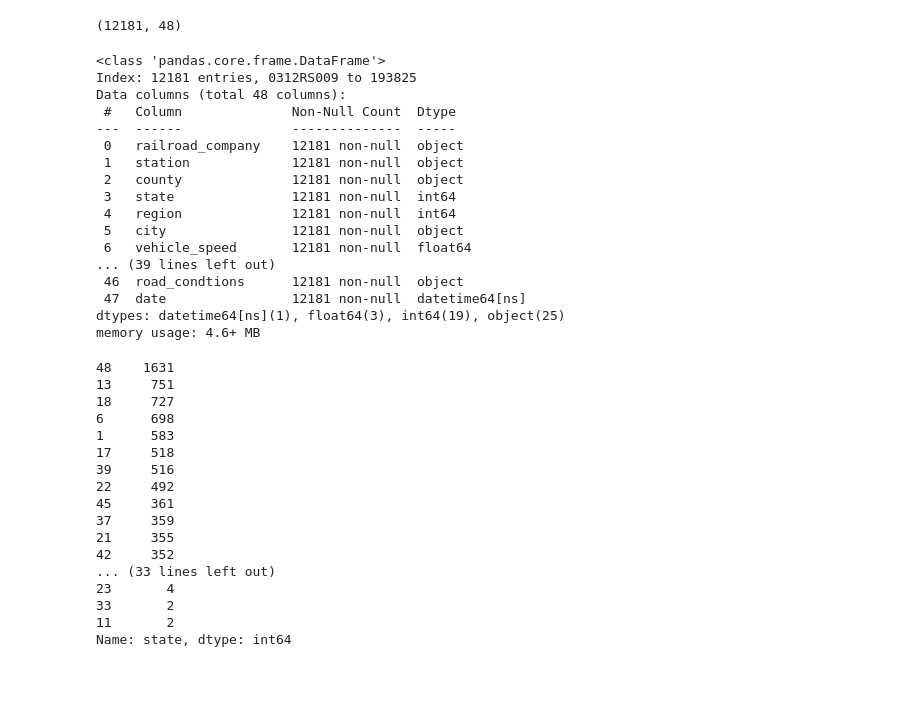
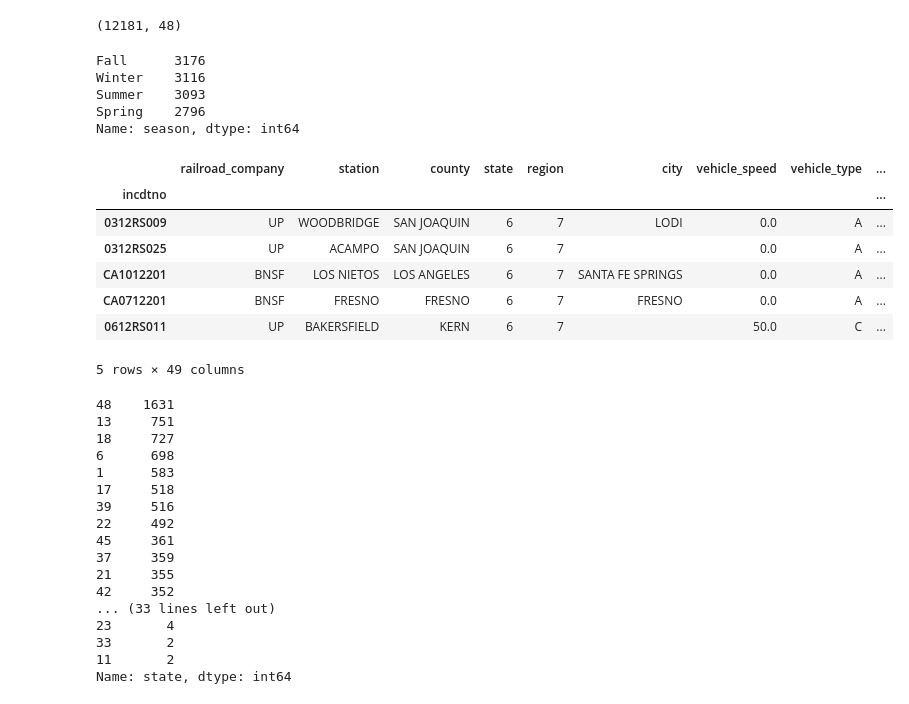
Before and after one commit to OTR-Capstone/Off_The_Rails, a Jupyter notebook: david_folder/explore_hwy_sandbox.ipynb, the cells around one changed output. Saved outputs shown, nothing was run; the diff lists cells and outputs as text; code cells hidden in the pictures; blank space fills up the shorter version.

```diff
--- a/david_folder/explore_hwy_sandbox.ipynb
+++ b/david_folder/explore_hwy_sandbox.ipynb
@@ -23,23 +39,22 @@ df.shape
+# %%
+df.season.value_counts()
+# %% [output]
+Fall      3176
+Winter    3116
+Summer    3093
+Spring    2796
+Name: season, dtype: int64
 # %%
-df.info()
+df.head()
 # %% [output]
+|  | railroad_company | station | county | state | region | city | vehicle_speed | vehicle_type | ... |
+| incdtno |  |  |  |  |  |  |  |  | ... |
+| 0312RS009 | UP | WOODBRIDGE | SAN JOAQUIN | 6 | 7 | LODI | 0.0 | A | ... |
+| 0312RS025 | UP | ACAMPO | SAN JOAQUIN | 6 | 7 |  | 0.0 | A | ... |
+| CA1012201 | BNSF | LOS NIETOS | LOS ANGELES | 6 | 7 | SANTA FE SPRINGS | 0.0 | A | ... |
+| CA0712201 | BNSF | FRESNO | FRESNO | 6 | 7 | FRESNO | 0.0 | A | ... |
+| 0612RS011 | UP | BAKERSFIELD | KERN | 6 | 7 |  | 50.0 | C | ... |
-<class 'pandas.core.frame.DataFrame'>
-Index: 12181 entries, 0312RS009 to 193825
-Data columns (total 48 columns):
- #   Column              Non-Null Count  Dtype
----  ------              --------------  -----
- 0   railroad_company    12181 non-null  object
- 1   station             12181 non-null  object
- 2   county              12181 non-null  object
- 3   state               12181 non-null  int64
- 4   region              12181 non-null  int64
- 5   city                12181 non-null  object
- 6   vehicle_speed       12181 non-null  float64
-... (39 lines left out)
- 46  road_condtions      12181 non-null  object
- 47  date                12181 non-null  datetime64[ns]
-dtypes: datetime64[ns](1), float64(3), int64(19), object(25)
-memory usage: 4.6+ MB
+5 rows × 49 columns
 # %%
 df.state.value_counts()
 # %% [output]
```
Also changed, not shown: parts of 12 cells of this notebook.
